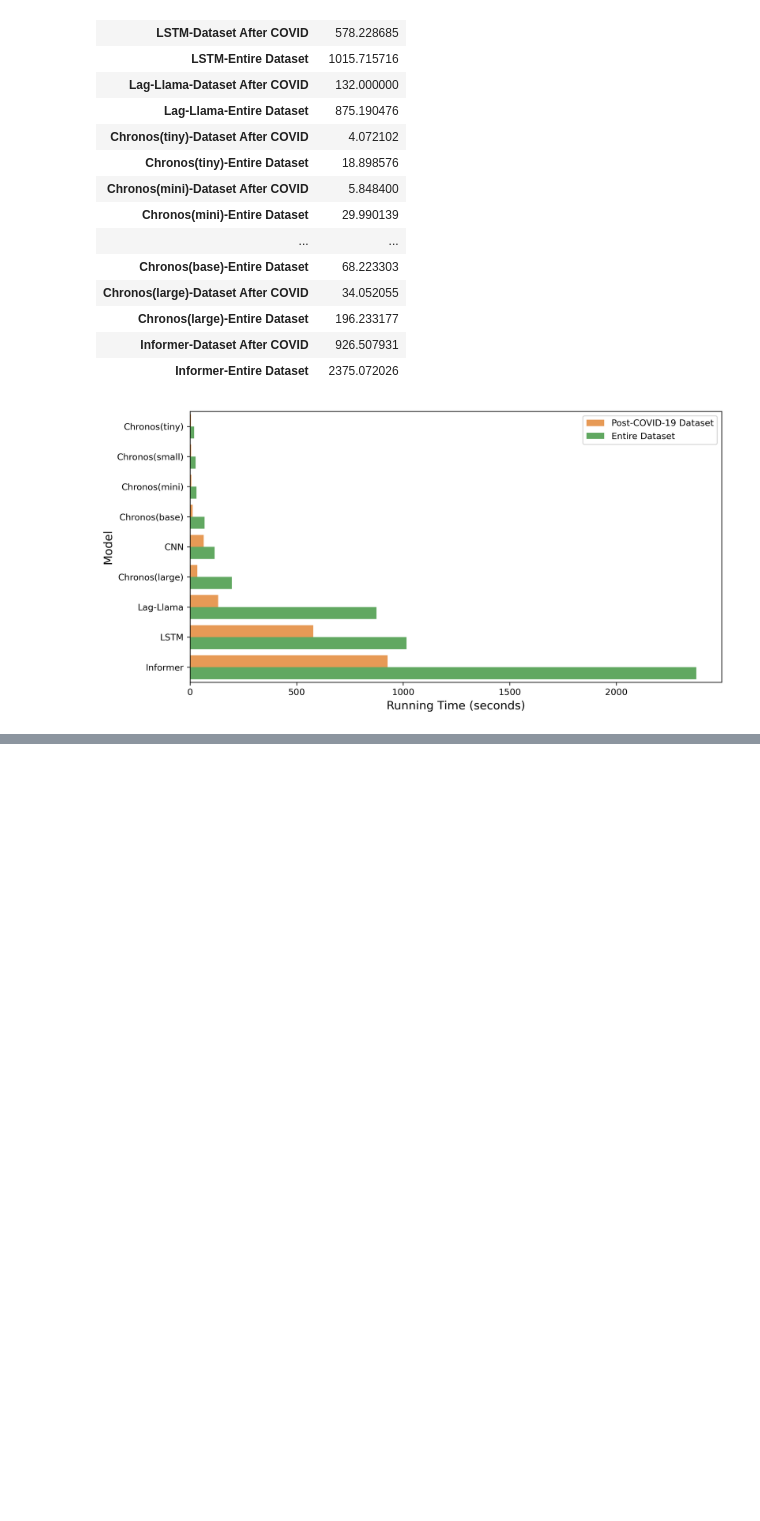
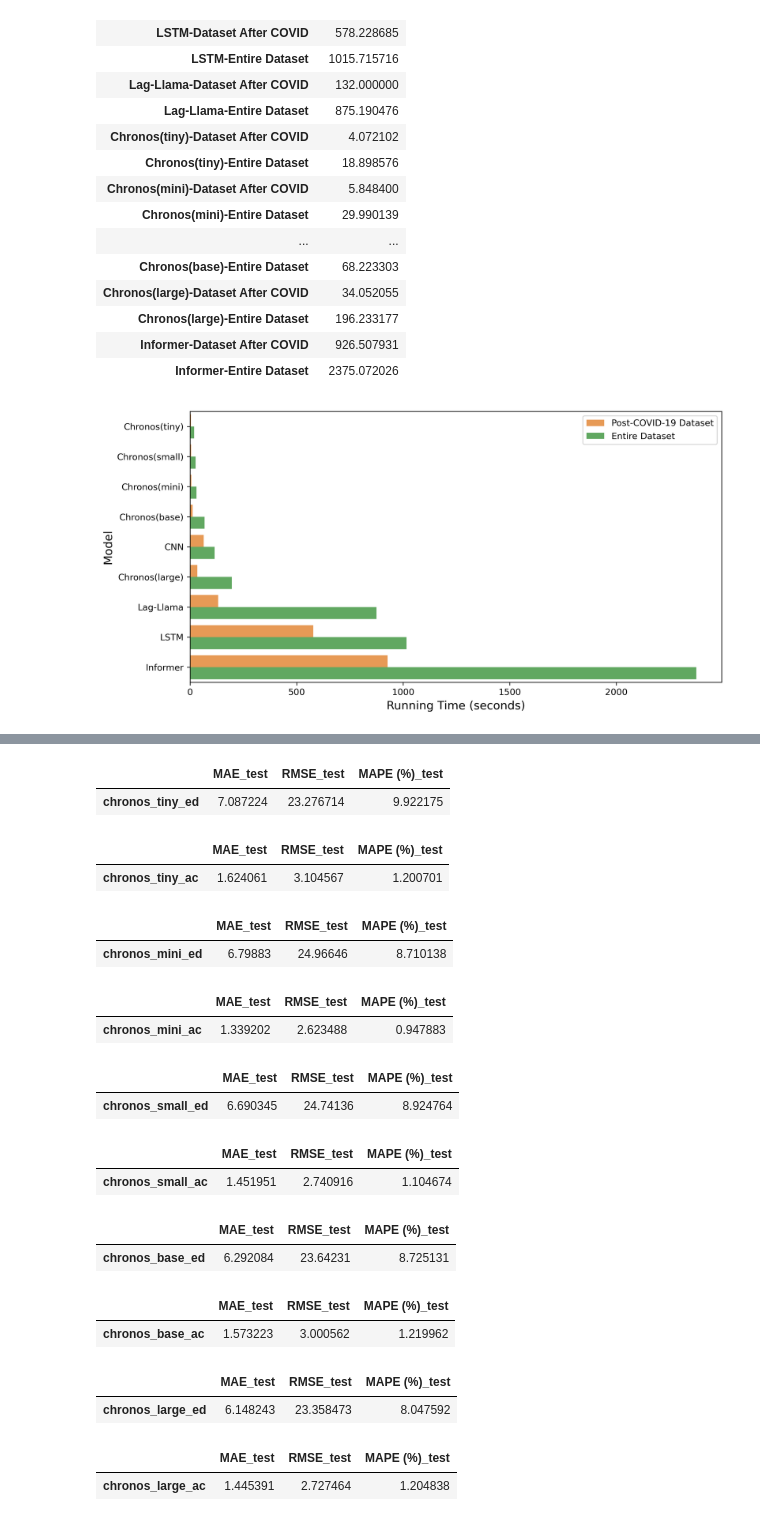
Before and after one commit to YueLi-0816/traffic_prediction, a Jupyter notebook: parameter_cal.ipynb, the cells around one changed output, grey strips where cells are left out. Drawn from its saved outputs; the diff is of its cells as text; code cells hidden in the pictures; blank space fills up the shorter version.

```diff
--- a/parameter_cal.ipynb
+++ b/parameter_cal.ipynb
@@ -1740,0 +1755,3 @@ plt.show()
+# %%
+chronos_AC.rename(columns={'step': 'pre_step', 'MAE': 'MAE_test', 'RMSE': 'RMSE_test', 'MAPE': 'MAPE (%)_test'}, inplace=True)
+chronos_ED.rename(columns={'step': 'pre_step', 'MAE': 'MAE_test', 'RMSE': 'RMSE_test', 'MAPE': 'MAPE (%)_test'}, inplace=True)
@@ -1740,0 +1772,12 @@ plt.show()
+# %%
+chronos_tiny_ED = chronos_ED.loc[chronos_ED.model == 'tiny']
+chronos_mini_ED = chronos_ED.loc[chronos_ED.model == 'mini']
+chronos_small_ED = chronos_ED.loc[chronos_ED.model == 'small']
+chronos_base_ED = chronos_ED.loc[chronos_ED.model == 'base']
+chronos_large_ED = chronos_ED.loc[chronos_ED.model == 'large']
+
+chronos_tiny_AC = chronos_AC.loc[chronos_AC.model == 'tiny']
+chronos_mini_AC = chronos_AC.loc[chronos_AC.model == 'mini']
+chronos_small_AC = chronos_AC.loc[chronos_AC.model == 'small']
+chronos_base_AC = chronos_AC.loc[chronos_AC.model == 'base']
+chronos_large_AC = chronos_AC.loc[chronos_AC.model == 'large']
@@ -1740,0 +1831,32 @@ plt.show()
+# %%
+var_6_steps(chronos_tiny_ED, 'chronos_tiny_ed')
+var_6_steps(chronos_tiny_AC, 'chronos_tiny_ac')
+var_6_steps(chronos_mini_ED, 'chronos_mini_ed')
+var_6_steps(chronos_mini_AC, 'chronos_mini_ac')
+var_6_steps(chronos_small_ED, 'chronos_small_ed')
+var_6_steps(chronos_small_AC, 'chronos_small_ac')
+var_6_steps(chronos_base_ED, 'chronos_base_ed')
+var_6_steps(chronos_base_AC, 'chronos_base_ac')
+var_6_steps(chronos_large_ED, 'chronos_large_ed')
+var_6_steps(chronos_large_AC, 'chronos_large_ac')
+# %% [output]
+|  | MAE_test | RMSE_test | MAPE (%)_test |
+| chronos_tiny_ed | 7.087224 | 23.276714 | 9.922175 |
+|  | MAE_test | RMSE_test | MAPE (%)_test |
+| chronos_tiny_ac | 1.624061 | 3.104567 | 1.200701 |
+|  | MAE_test | RMSE_test | MAPE (%)_test |
+| chronos_mini_ed | 6.79883 | 24.96646 | 8.710138 |
+|  | MAE_test | RMSE_test | MAPE (%)_test |
+| chronos_mini_ac | 1.339202 | 2.623488 | 0.947883 |
+|  | MAE_test | RMSE_test | MAPE (%)_test |
+| chronos_small_ed | 6.690345 | 24.74136 | 8.924764 |
+|  | MAE_test | RMSE_test | MAPE (%)_test |
+| chronos_small_ac | 1.451951 | 2.740916 | 1.104674 |
+|  | MAE_test | RMSE_test | MAPE (%)_test |
+| chronos_base_ed | 6.292084 | 23.64231 | 8.725131 |
+|  | MAE_test | RMSE_test | MAPE (%)_test |
+| chronos_base_ac | 1.573223 | 3.000562 | 1.219962 |
+|  | MAE_test | RMSE_test | MAPE (%)_test |
+| chronos_large_ed | 6.148243 | 23.358473 | 8.047592 |
+|  | MAE_test | RMSE_test | MAPE (%)_test |
+| chronos_large_ac | 1.445391 | 2.727464 | 1.204838 |
```
Also changed, not shown: parts of 6 cells of this notebook.
